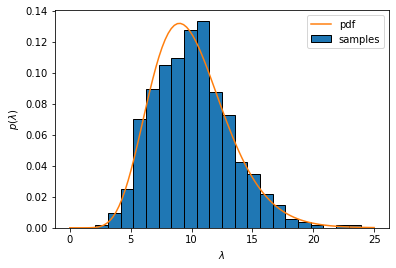
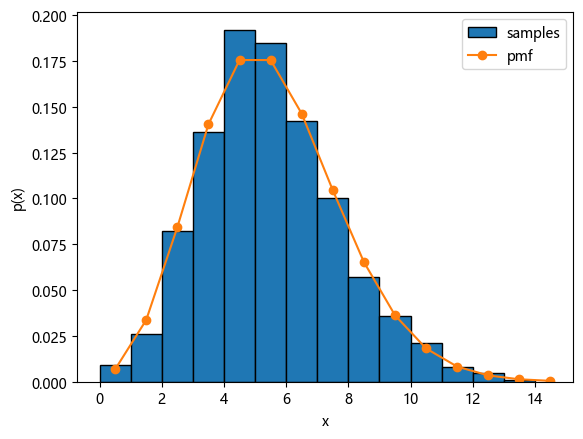
Unified diff of the notebook cell whose output changed from the first chart to the second:
--- before
+++ after
@@ -1,18 +1,12 @@
-import torch
-from torch.distributions import Gamma
-import matplotlib.pyplot as plt
-
-# Construct a gamma distribution 
-alpha = 10.0
-beta = 10.0/10.0
-gam = Gamma(alpha, beta)
-lambdas = gam.sample(sample_shape=(1000,))
+# Construct a Poisson distribution with rate 5.0 and draw 1000 samples
+rate = 5.0
+pois = Poisson(rate)
+xs = pois.sample(sample_shape=(1000,))
 
 # Plot a histogram of the samples and overlay the pmf
-grid = torch.linspace(0, 25, 100)
-bins = torch.linspace(0, 25, 25)
-plt.hist(lambdas, bins, density=True, edgecolor='k', label='samples')
-plt.plot(grid, torch.exp(gam.log_prob(grid)), '-', label='pdf')
-plt.xlabel(r"$\lambda$")
-plt.ylabel(r"$p(\lambda)$")
+bins = torch.arange(15)
+plt.hist(xs, bins, density=True, edgecolor='k', label='samples')
+plt.plot(bins + .5, torch.exp(pois.log_prob(bins)), '-o', label='pmf')
+plt.xlabel("x")
+plt.ylabel("p(x)")
 _ = plt.legend()

Commit: exploration on chapters/02